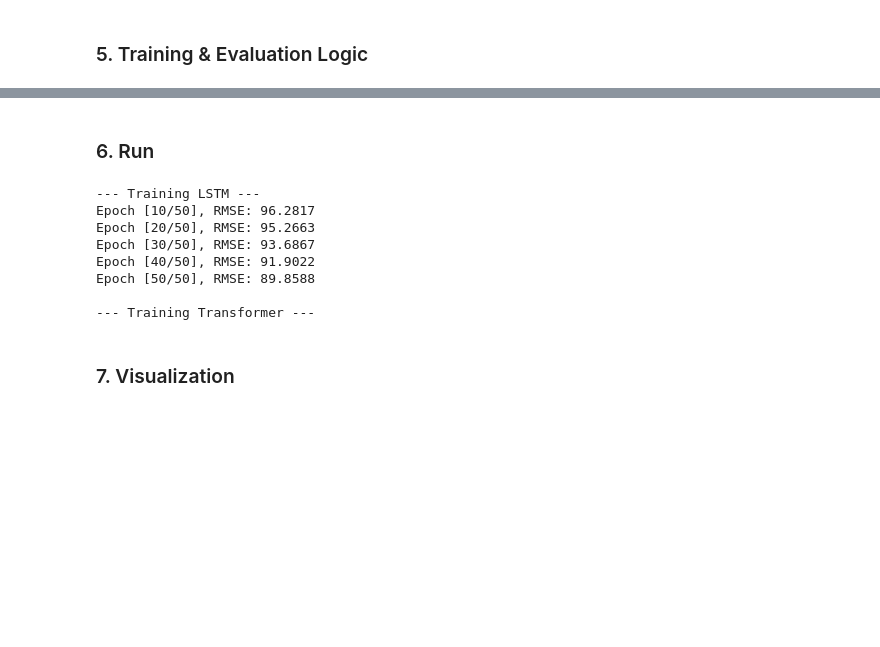
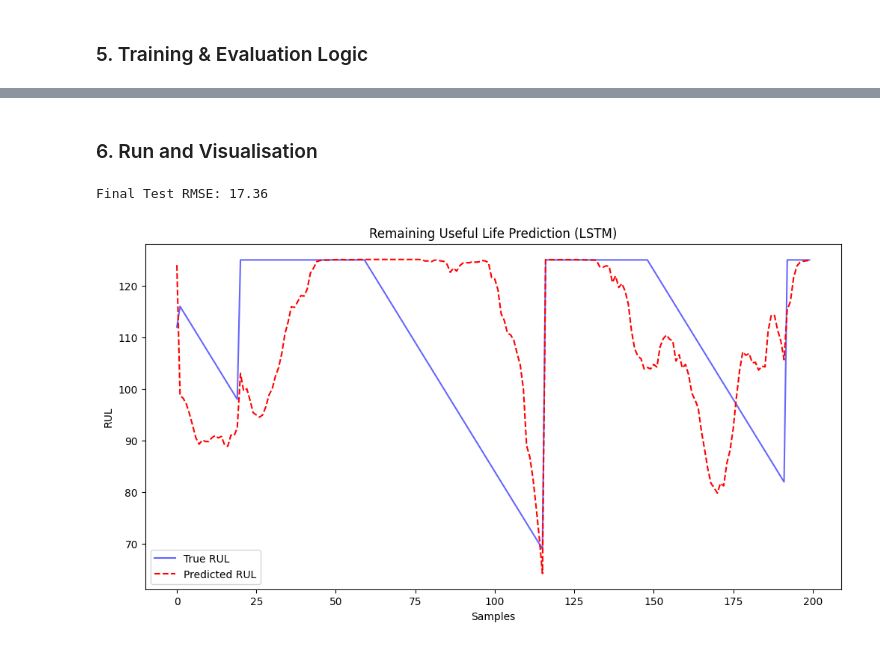
Before and after one commit to SKYTAN-050107/VHack_RUL_Predictions, a Jupyter notebook: src/05_deep_learning_KKWJ DS-D.ipynb, the cells around one changed output, grey strips where cells are left out. Saved outputs shown, nothing was run; the diff lists cells and outputs as text; code cells hidden in the pictures; blank space fills up the shorter version.

Commit message:
deep learning test2

```diff
--- a/src/05_deep_learning_KKWJ DS-D.ipynb
+++ b/src/05_deep_learning_KKWJ DS-D.ipynb
@@ -101,2 +89,20 @@ class RULTransformer(nn.Module):
+# %%
+class LSTMModel(nn.Module):
+    def __init__(self, input_dim, hidden_dim, num_layers, output_dim):
+        super(LSTMModel, self).__init__()
+        self.hidden_dim = hidden_dim
+        self.num_layers = num_layers
+        self.lstm = nn.LSTM(input_dim, hidden_dim, num_layers, batch_first=True)
+        self.fc = nn.Linear(hidden_dim, output_dim)
+
+    def forward(self, x):
+        h0 = torch.zeros(self.num_layers, x.size(0), self.hidden_dim).to(device)
+        c0 = torch.zeros(self.num_layers, x.size(0), self.hidden_dim).to(device)
+        out, _ = self.lstm(x, (h0, c0))
+        out = self.fc(out[:, -1, :]) # Take last time step
+        return out
+
+input_dim = X_train.shape[2]
+model = LSTMModel(input_dim, hidden_dim=64, num_layers=2, output_dim=1).to(device)
 # %% [markdown]
 ### 5. Training & Evaluation Logic
@@ -132,35 +138,29 @@ def train_and_evaluate(model, X_tr, y_tr, X_te, y_te, name="Model"):
 # %% [markdown]
-### 6. Run
+### 6. Run and Visualisation
 # %%
-# Initialize Models
-lstm_model = RULPredictorLSTM(input_dim=len(FEATURES), hidden_dim=64, num_layers=2)
-trans_model = RULTransformer(input_dim=len(FEATURES))
+model.eval()
+predictions = []
+actuals = []
 
-# Train & Eval LSTM
-lstm_hist, lstm_tr_p, lstm_te_p, lstm_tr_r, lstm_te_r = train_and_evaluate(
-    lstm_model, X_train, y_train, X_test, y_test, name="LSTM"
-)
+with torch.no_grad():
+    for batch_X, batch_y in test_loader:
+        batch_X = batch_X.to(device)
+        outputs = model(batch_X)
+        predictions.extend(outputs.squeeze().cpu().numpy())
+        actuals.extend(batch_y.numpy())
 
-# Train & Eval Transformer
-trans_hist, trans_tr_p, trans_te_p, trans_tr_r, trans_te_r = train_and_evaluate(
-    trans_model, X_train, y_train, X_test, y_test, name="Transformer"
-)
+rmse = np.sqrt(mean_squared_error(actuals, predictions))
+print(f"Final Test RMSE: {rmse:.2f}")
 
-# Comparison Summary
-print("\n" + "="*30)
-print(f"{'Model':<15} | {'Train RMSE':<10} | {'Test RMSE':<10}")
-print("-" * 45)
-print(f"{'LSTM':<15} | {lstm_tr_r:<10.4f} | {lstm_te_r:<10.4f}")
-print(f"{'Transformer':<15} | {trans_tr_r:<10.4f} | {trans_te_r:<10.4f}")
-print("="*30)
+# Visualize first 100 samples
+plt.figure(figsize=(12, 6))
+plt.plot(actuals[:200], label='True RUL', color='blue', alpha=0.6)
+plt.plot(predictions[:200], label='Predicted RUL', color='red', linestyle='--')
+plt.title('Remaining Useful Life Prediction (LSTM)')
+plt.xlabel('Samples')
+plt.ylabel('RUL')
+plt.legend()
+plt.show()
 # %% [output]
---- Training LSTM ---
-Epoch [10/50], RMSE: 96.2817
-Epoch [20/50], RMSE: 95.2663
-Epoch [30/50], RMSE: 93.6867
-Epoch [40/50], RMSE: 91.9022
-Epoch [50/50], RMSE: 89.8588
-
---- Training Transformer ---
+Final Test RMSE: 17.36
+[figure, added]
-# %% [markdown]
-### 7. Visualization
```
Also changed, not shown: parts of 8 cells of this notebook, 4 other files.
